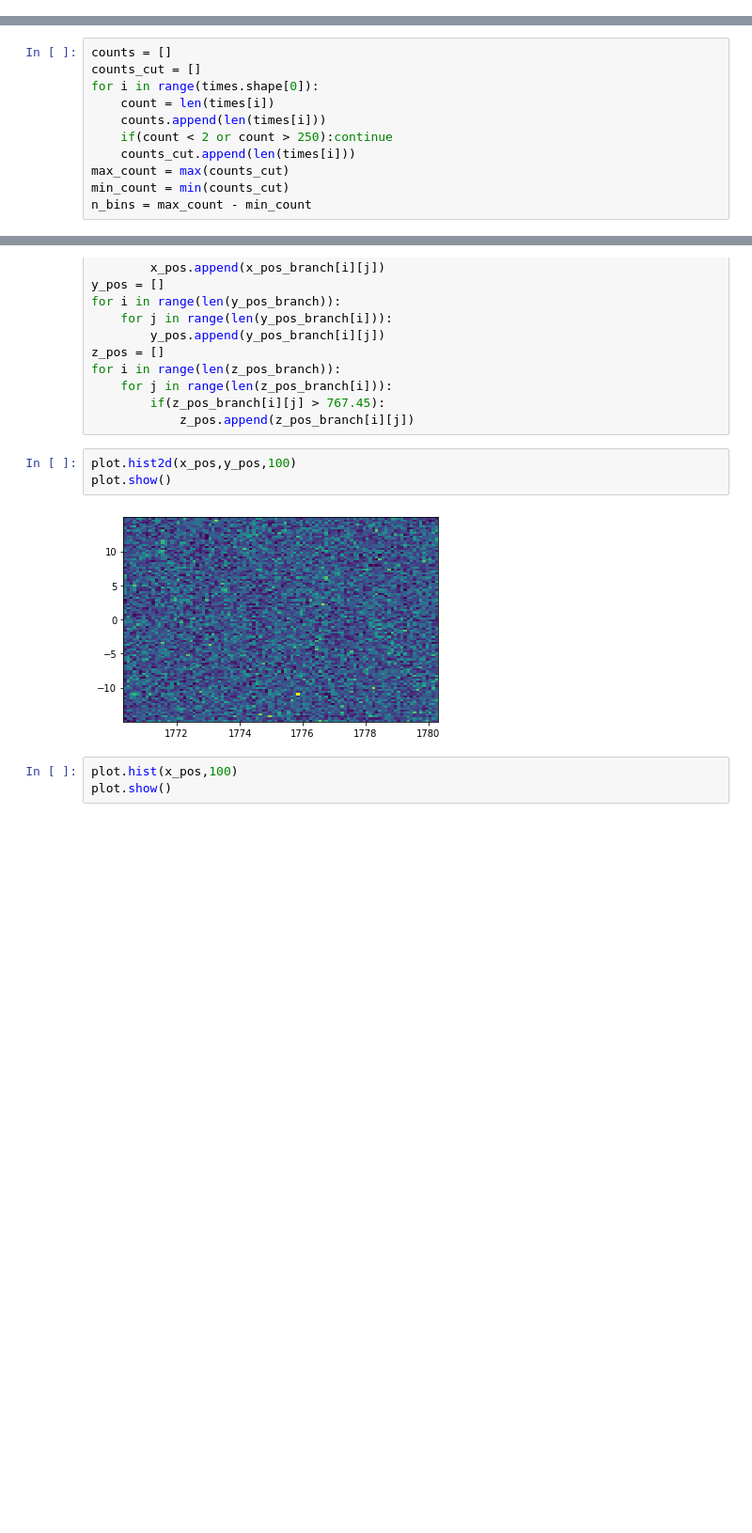
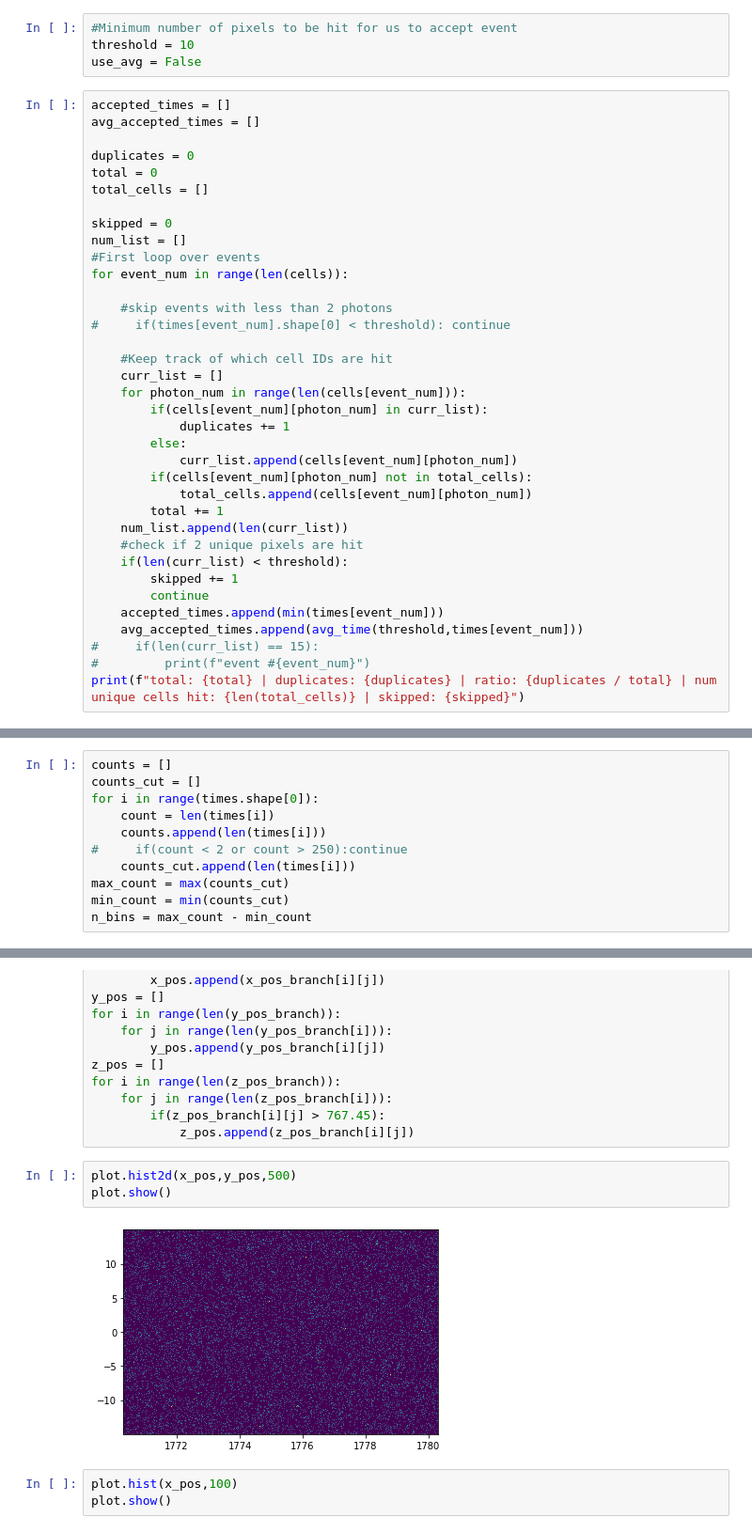
Before and after one commit to RowanKell/work_eic, a Jupyter notebook: macros/time_res/time_resolution.ipynb, the cells around one changed output, grey strips where cells are left out. Shown: that part at 94% size. Saved outputs shown, nothing was run; the diff lists cells and outputs as text; blank space fills up the shorter version.

```diff
--- a/macros/time_res/time_resolution.ipynb
+++ b/macros/time_res/time_resolution.ipynb
@@ -44,0 +43,40 @@ for event_num in range(times.shape[0]):
+# %%
+#Minimum number of pixels to be hit for us to accept event
+threshold = 10
+use_avg = False
+# %%
+accepted_times = []
+avg_accepted_times = []
+
+duplicates = 0
+total = 0
+total_cells = []
+
+skipped = 0
+num_list = []
+#First loop over events
+for event_num in range(len(cells)):
+
+    #skip events with less than 2 photons
+#     if(times[event_num].shape[0] < threshold): continue
+
+    #Keep track of which cell IDs are hit
+    curr_list = []
+    for photon_num in range(len(cells[event_num])):
+        if(cells[event_num][photon_num] in curr_list):
+            duplicates += 1
+        else:
+            curr_list.append(cells[event_num][photon_num])
+        if(cells[event_num][photon_num] not in total_cells):
+            total_cells.append(cells[event_num][photon_num])
+        total += 1
+    num_list.append(len(curr_list))
+    #check if 2 unique pixels are hit
+    if(len(curr_list) < threshold):
+        skipped += 1
+        continue
+    accepted_times.append(min(times[event_num]))
+    avg_accepted_times.append(avg_time(threshold,times[event_num]))
+#     if(len(curr_list) == 15):
+#         print(f"event #{event_num}")
+print(f"total: {total} | duplicates: {duplicates} | ratio: {duplicates / total} | num unique cells hit: {len(total_cells)} | skipped: {skipped}")
@@ -72,7 +115,7 @@ counts_cut = []
 for i in range(times.shape[0]):
     count = len(times[i])
     counts.append(len(times[i]))
-    if(count < 2 or count > 250):continue
+#     if(count < 2 or count > 250):continue
     counts_cut.append(len(times[i]))
 max_count = max(counts_cut)
 min_count = min(counts_cut)
@@ -135,10 +178,10 @@ for i in range(len(z_pos_branch)):
         if(z_pos_branch[i][j] > 767.45):
             z_pos.append(z_pos_branch[i][j])
 # %%
-plot.hist2d(x_pos,y_pos,100)
+plot.hist2d(x_pos,y_pos,500)
 plot.show()
 # %% [output]
-[figure, old version]
+[figure, new version]
 # %%
 plot.hist(x_pos,100)
 plot.show()
```
Also changed, not shown: parts of 13 cells of this notebook, 27 other files.
